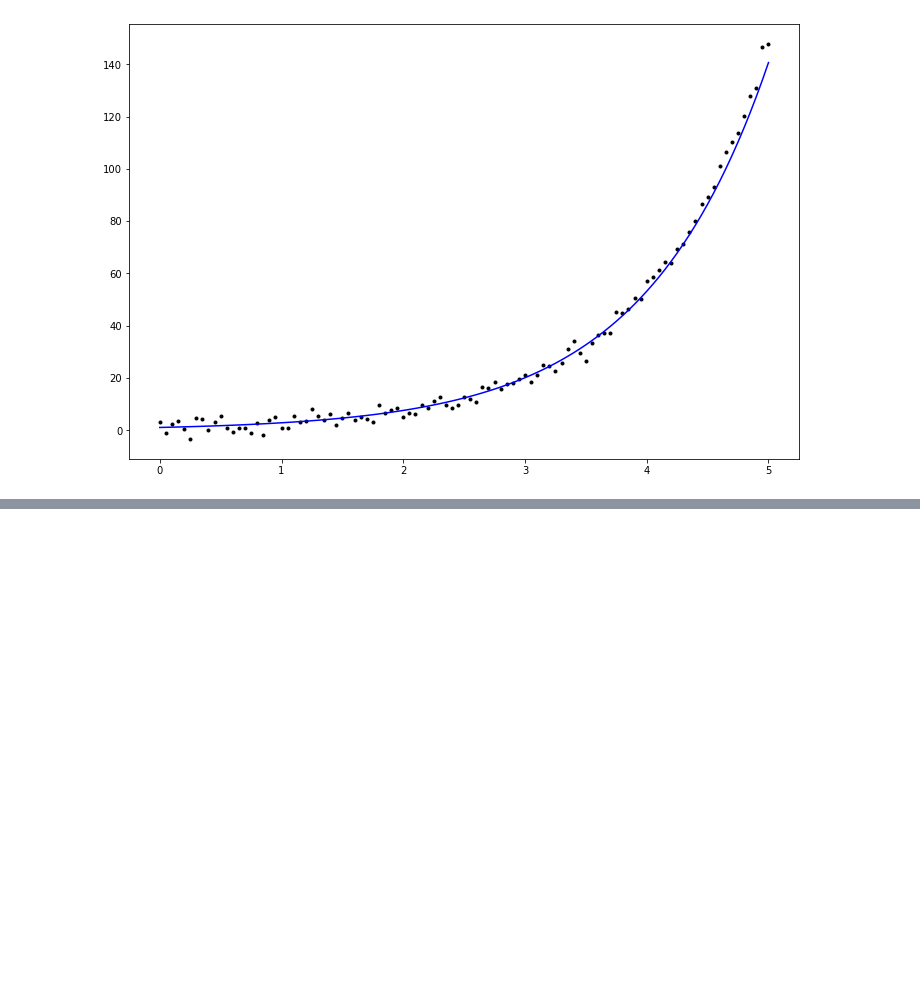
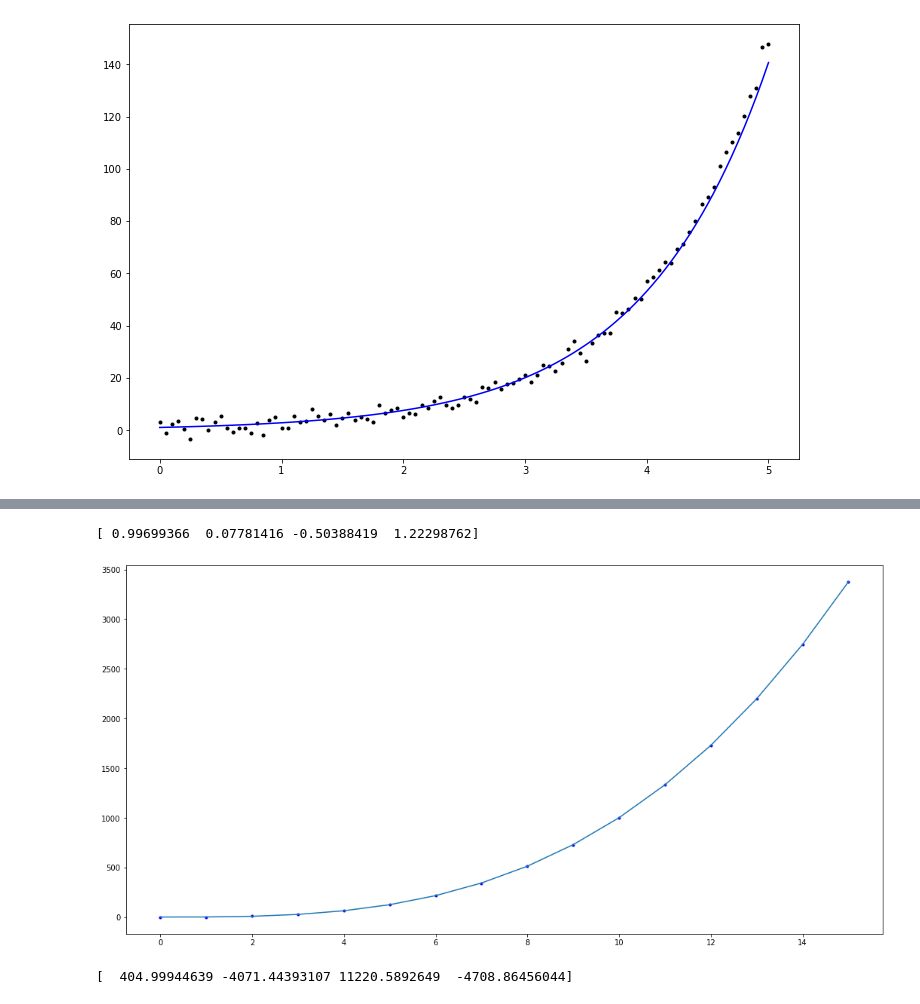
Before and after one commit to donneger/machinelearning_statistics, a Jupyter notebook: ml_practicals/ml_stats_practicals_parameters.ipynb, the cells around one changed output, grey strips where cells are left out. Cells and saved outputs as stored; diff of their text form; code cells hidden in the pictures; blank space fills up the shorter version.

```diff
--- a/ml_practicals/ml_stats_practicals_parameters.ipynb
+++ b/ml_practicals/ml_stats_practicals_parameters.ipynb
@@ -286,0 +299,23 @@ ax.plot(x, a_fit * np.exp(b_fit * x), 'b-');
+# %%
+import numpy as np
+import matplotlib.pyplot as plt
+plt.rcParams["figure.figsize"] = (18,9)
+x = [0.0, 1.0, 2.0, 3.0, 4.0, 5.0, 6.0, 7.0, 8.0, 9.0, 10.0, 11.0, 12.0, 13.0, 14.0, 15.0]
+y = [1.3, 1.2, 9.4, 27.3, 63.1, 126.5, 217.3, 341.5, 512.8, 729.3, 1001.8, 1332.7, 1728.9, 2198.8, 2743.7, 3376.7]
+coefficients = np.polyfit(x, y, 3)
+print(coefficients)
+# %% [output]
+[ 0.99699366  0.07781416 -0.50388419  1.22298762]
+# %%
+# https://www.pythonpool.com/numpy-polyfit/
+poly1d_fn = np.poly1d(coefficients)
+plt.plot(x,y,'b.', x, poly1d_fn(x));
+# %% [output]
+[figure, added]
+# %%
+x = [0.0, 1.0, 2.0, 3.0, 4.0, 5.0, 6.0, 7.0, 8.0, 9.0, 10.0, 11.0, 12.0]
+y = [5.7, 16.6, 58.0, 278.9, 1069.3, 3181.4, 7844.3, 16883.9, 32854.9, 59144.2, 100106.7, 161166.3, 248958.6]
+coefficients = np.polyfit(x, y, 3)
+print(coefficients)
+# %% [output]
+[  404.99944639 -4071.44393107 11220.5892649  -4708.86456044]
```
Also changed, not shown: parts of 2 cells of this notebook.
